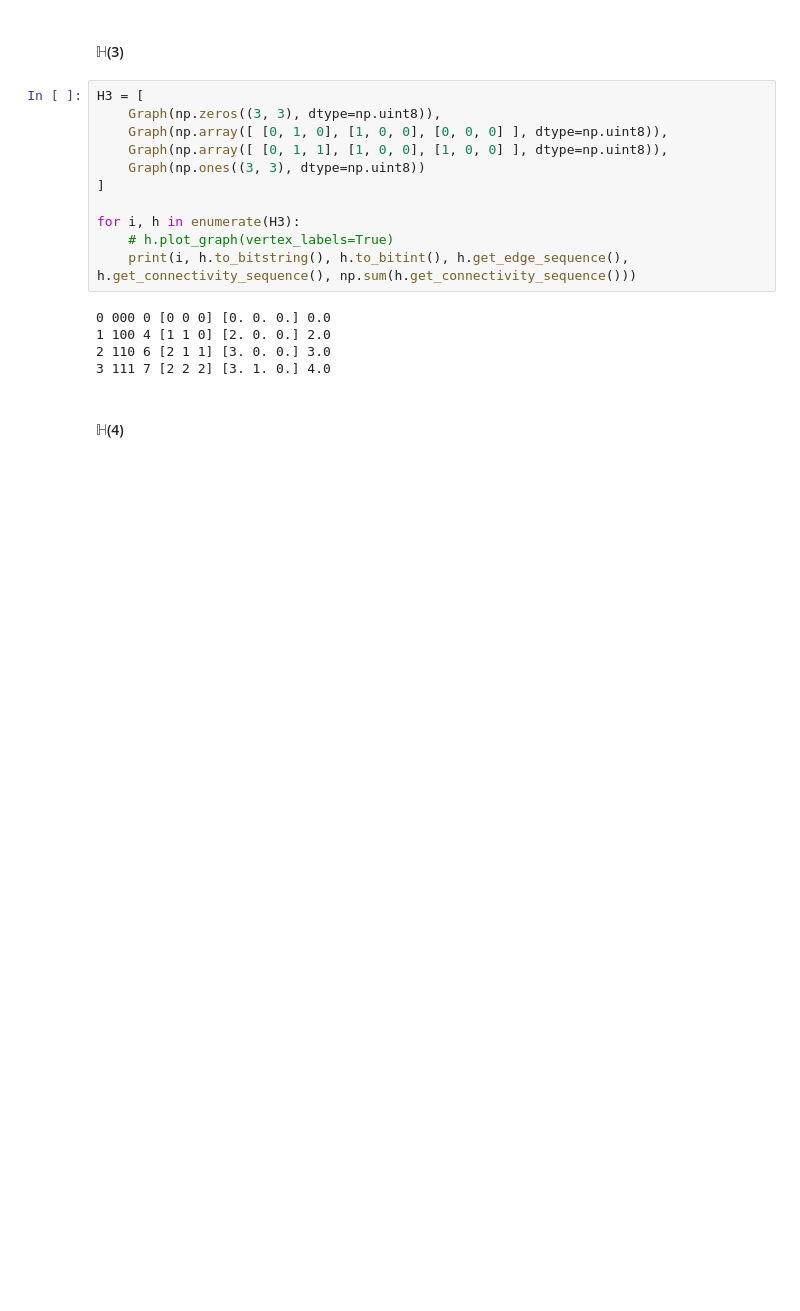
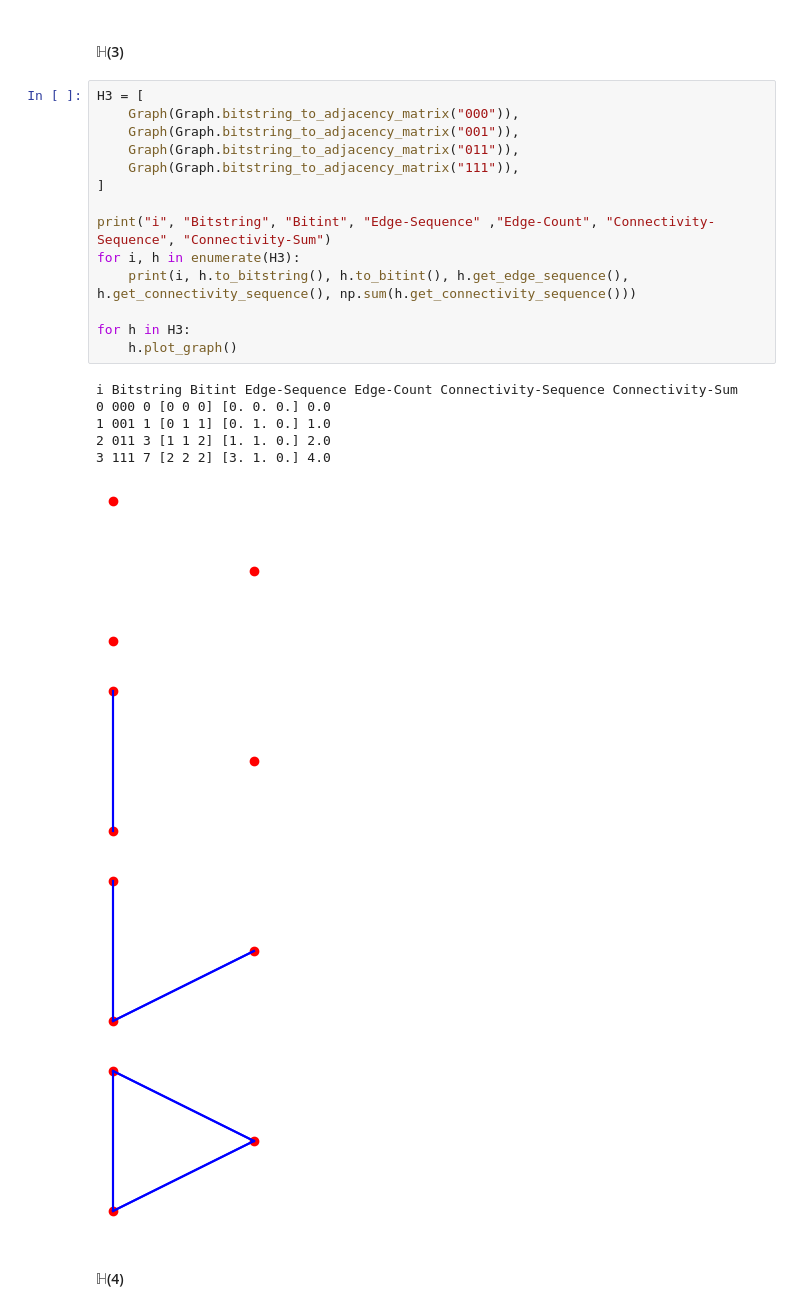
Before and after one commit to orwellian225/Code, a Jupyter notebook: classical/main.ipynb, the cells around one changed output. Drawn from its saved outputs; the diff is of its cells as text; blank space fills up the shorter version.

Commit message:
add: num grpahs visualization and small n G(n) gen

```diff
--- a/classical/main.ipynb
+++ b/classical/main.ipynb
@@ -52,21 +58,29 @@ example_graph.plot_graph(vertex_labels=True)
 [figure]
 # %% [markdown]
 #### $\mathbb{H}$(3)
-# %%
-H3 = [
-    Graph(np.zeros((3, 3), dtype=np.uint8)),
-    Graph(np.array([ [0, 1, 0], [1, 0, 0], [0, 0, 0] ], dtype=np.uint8)),
-    Graph(np.array([ [0, 1, 1], [1, 0, 0], [1, 0, 0] ], dtype=np.uint8)),
-    Graph(np.ones((3, 3), dtype=np.uint8))
-]
-
-for i, h in enumerate(H3):
-    # h.plot_graph(vertex_labels=True)
-    print(i, h.to_bitstring(), h.to_bitint(), h.get_edge_sequence(), h.get_connectivity_sequence(), np.sum(h.get_connectivity_sequence()))
-# %% [output]
-0 000 0 [0 0 0] [0. 0. 0.] 0.0
-1 100 4 [1 1 0] [2. 0. 0.] 2.0
-2 110 6 [2 1 1] [3. 0. 0.] 3.0
-3 111 7 [2 2 2] [3. 1. 0.] 4.0
+# %%
+H3 = [
+    Graph(Graph.bitstring_to_adjacency_matrix("000")),
+    Graph(Graph.bitstring_to_adjacency_matrix("001")),
+    Graph(Graph.bitstring_to_adjacency_matrix("011")),
+    Graph(Graph.bitstring_to_adjacency_matrix("111")),
+]
+
+print("i", "Bitstring", "Bitint", "Edge-Sequence" ,"Edge-Count", "Connectivity-Sequence", "Connectivity-Sum")
+for i, h in enumerate(H3):
+    print(i, h.to_bitstring(), h.to_bitint(), h.get_edge_sequence(), h.get_connectivity_sequence(), np.sum(h.get_connectivity_sequence()))
+
+for h in H3:
+    h.plot_graph()
+# %% [output]
+i Bitstring Bitint Edge-Sequence Edge-Count Connectivity-Sequence Connectivity-Sum
+0 000 0 [0 0 0] [0. 0. 0.] 0.0
+1 001 1 [0 1 1] [0. 1. 0.] 1.0
+2 011 3 [1 1 2] [1. 1. 0.] 2.0
+3 111 7 [2 2 2] [3. 1. 0.] 4.0
+[figure, added]
+[figure, added]
+[figure, added]
+[figure, added]
 # %% [markdown]
 #### $\mathbb{H}$(4)
```
Also changed, not shown: parts of 15 cells of this notebook.
